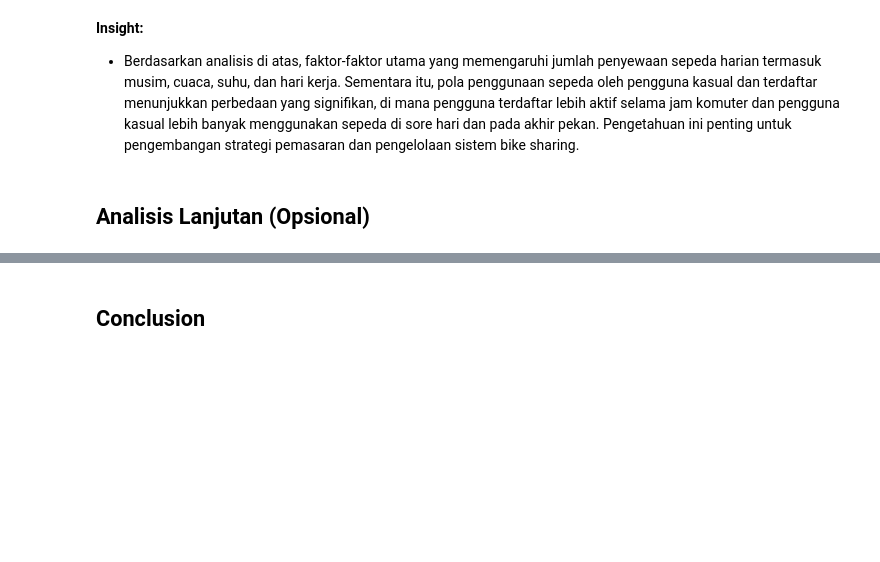
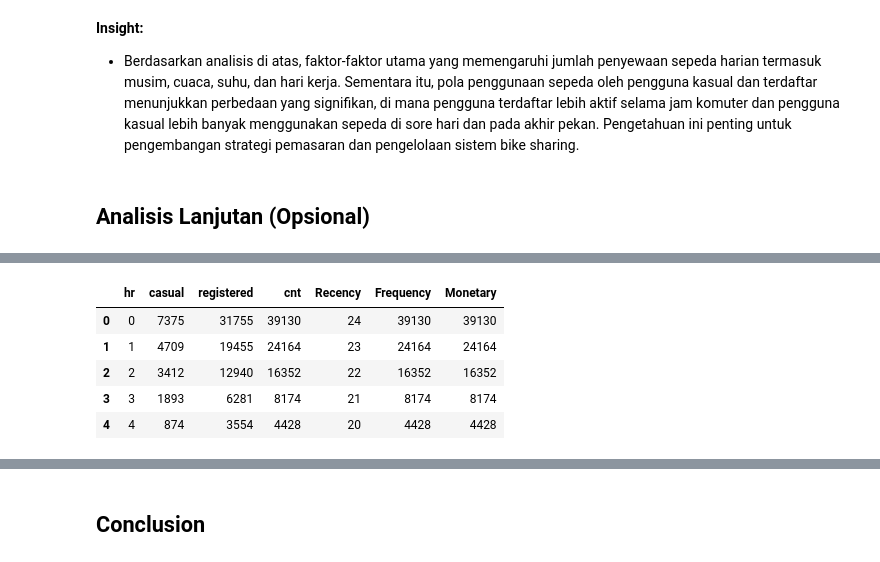
Before and after one commit to alifrizqullahmaruf/Dicoding_ProyekAnalisisData, a Jupyter notebook: notebook.ipynb, the cells around one changed output, grey strips where cells are left out. Saved outputs shown, nothing was run; the diff lists cells and outputs as text; code cells hidden in the pictures; blank space fills up the shorter version.

```diff
--- a/notebook.ipynb
+++ b/notebook.ipynb
@@ -353,0 +314,34 @@ plt.show()
+# %%
+# First, we will aggregate the data to calculate RFM values
+# Assuming we have a user-level dataset (you may need to adapt this based on available data)
+
+# Creating a user dataset for RFM analysis
+# For simplicity, let's assume casual and registered users are aggregated
+
+# Calculate recency, frequency, and monetary values for casual and registered users
+# We assume we have a rental history that includes user type, count, and date
+
+# Step 1: Aggregate data for RFM analysis
+rfm_df = hour_df.groupby('hr').agg({
+    'casual': 'sum',  # Total casual rentals
+    'registered': 'sum',  # Total registered rentals
+    'cnt': 'sum'  # Total rentals
+}).reset_index()
+
+# Step 2: Recency calculation (for example, consider last hour as the most recent)
+current_time = hour_df['hr'].max() + 1  # Assuming next hour as current time
+rfm_df['Recency'] = current_time - rfm_df['hr']  # Calculate recency
+
+# Step 3: Frequency and Monetary values
+rfm_df['Frequency'] = rfm_df['cnt']  # Total rentals as frequency
+rfm_df['Monetary'] = rfm_df['cnt']  # Total rentals as monetary value
+
+# Display RFM dataframe
+rfm_df.head()
+# %% [output]
+|  | hr | casual | registered | cnt | Recency | Frequency | Monetary |
+| 0 | 0 | 7375 | 31755 | 39130 | 24 | 39130 | 39130 |
+| 1 | 1 | 4709 | 19455 | 24164 | 23 | 24164 | 24164 |
+| 2 | 2 | 3412 | 12940 | 16352 | 22 | 16352 | 16352 |
+| 3 | 3 | 1893 | 6281 | 8174 | 21 | 8174 | 8174 |
+| 4 | 4 | 874 | 3554 | 4428 | 20 | 4428 | 4428 |
```
Also changed, not shown: parts of 15 cells of this notebook, 3 other files.
